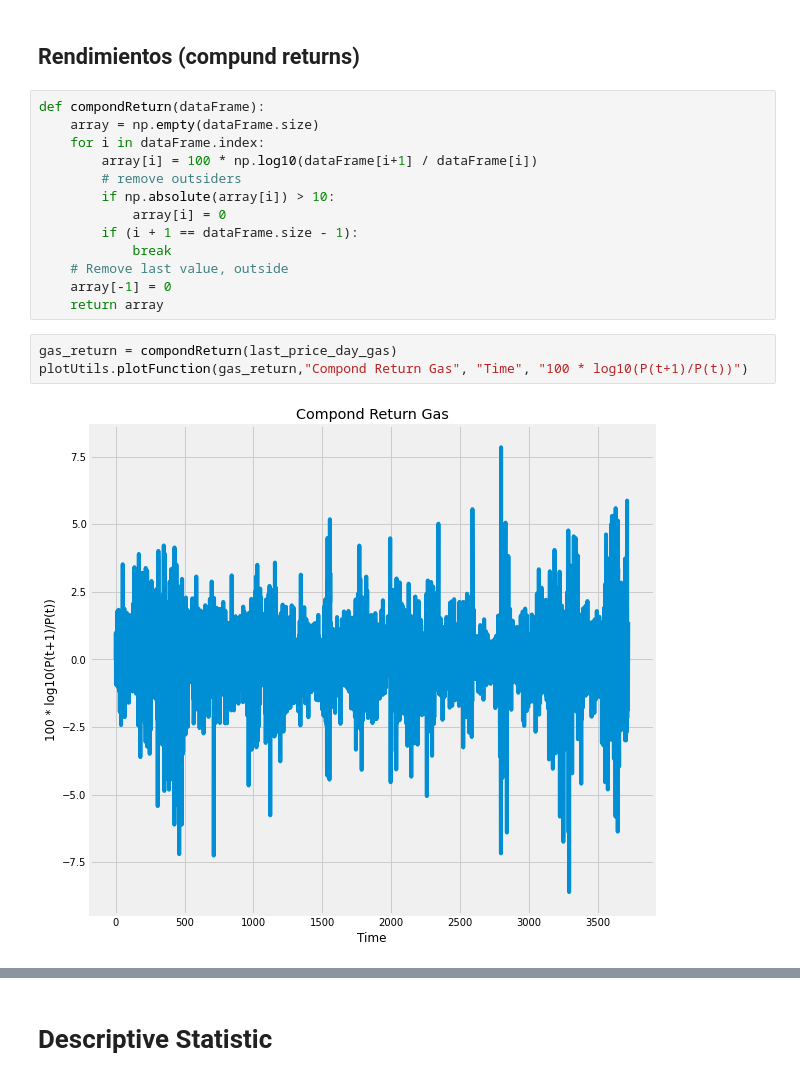
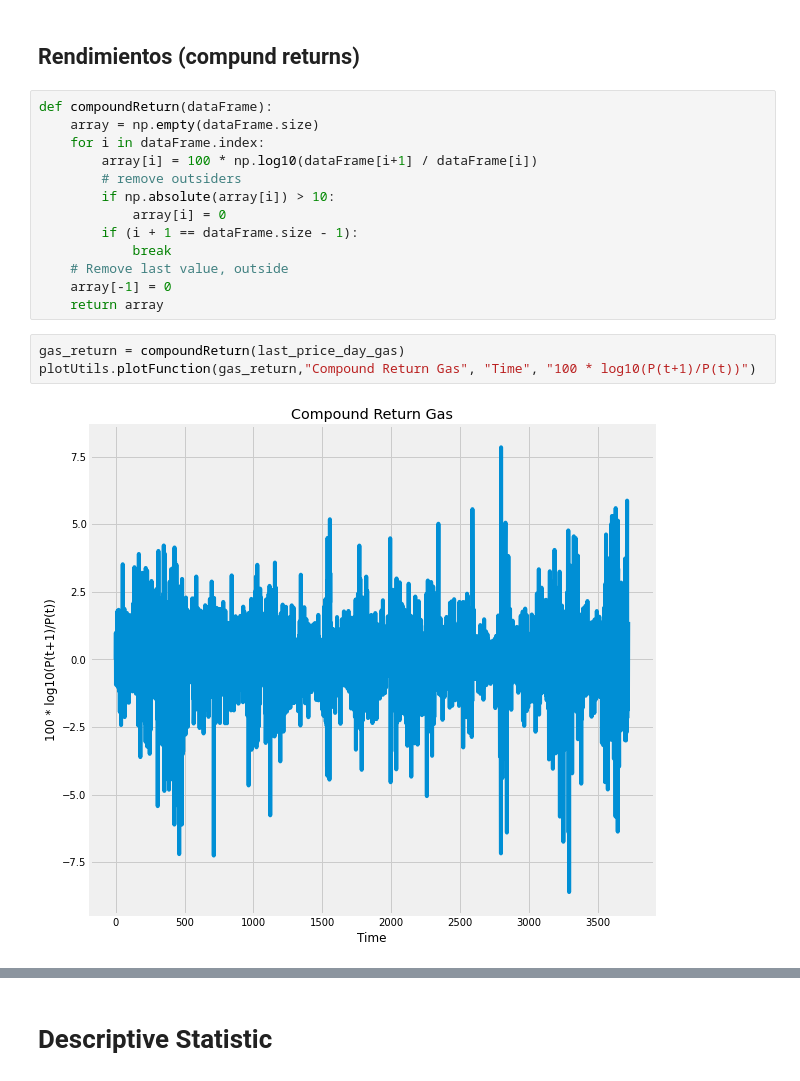
Before and after one commit to Cesuuur/energy-market-analysis, a Jupyter notebook: EstadisticaDescriptiva.ipynb, the cells around one changed output, grey strips where cells are left out. Saved outputs shown, nothing was run; the diff lists cells and outputs as text.

```diff
--- a/EstadisticaDescriptiva.ipynb
+++ b/EstadisticaDescriptiva.ipynb
@@ -112,7 +112,7 @@ plotUtils.plotFunctionWithDates(last_price_day_gas, gas["Fecha"], "2008 - 2022",
 # %% [markdown]
 ## Rendimientos (compund returns)
 # %%
-def compondReturn(dataFrame):
+def compoundReturn(dataFrame):
     array = np.empty(dataFrame.size)
     for i in dataFrame.index:
         array[i] = 100 * np.log10(dataFrame[i+1] / dataFrame[i])
@@ -125,8 +125,8 @@ def compondReturn(dataFrame):
     array[-1] = 0
     return array
 # %%
-gas_return = compondReturn(last_price_day_gas)
-plotUtils.plotFunction(gas_return,"Compond Return Gas", "Time", "100 * log10(P(t+1)/P(t))")
+gas_return = compoundReturn(last_price_day_gas)
+plotUtils.plotFunction(gas_return,"Compound Return Gas", "Time", "100 * log10(P(t+1)/P(t))")
 # %% [output]
-[figure, old version]
+[figure, new version]
 # %%
```
Also changed, not shown: parts of 9 cells of this notebook.
